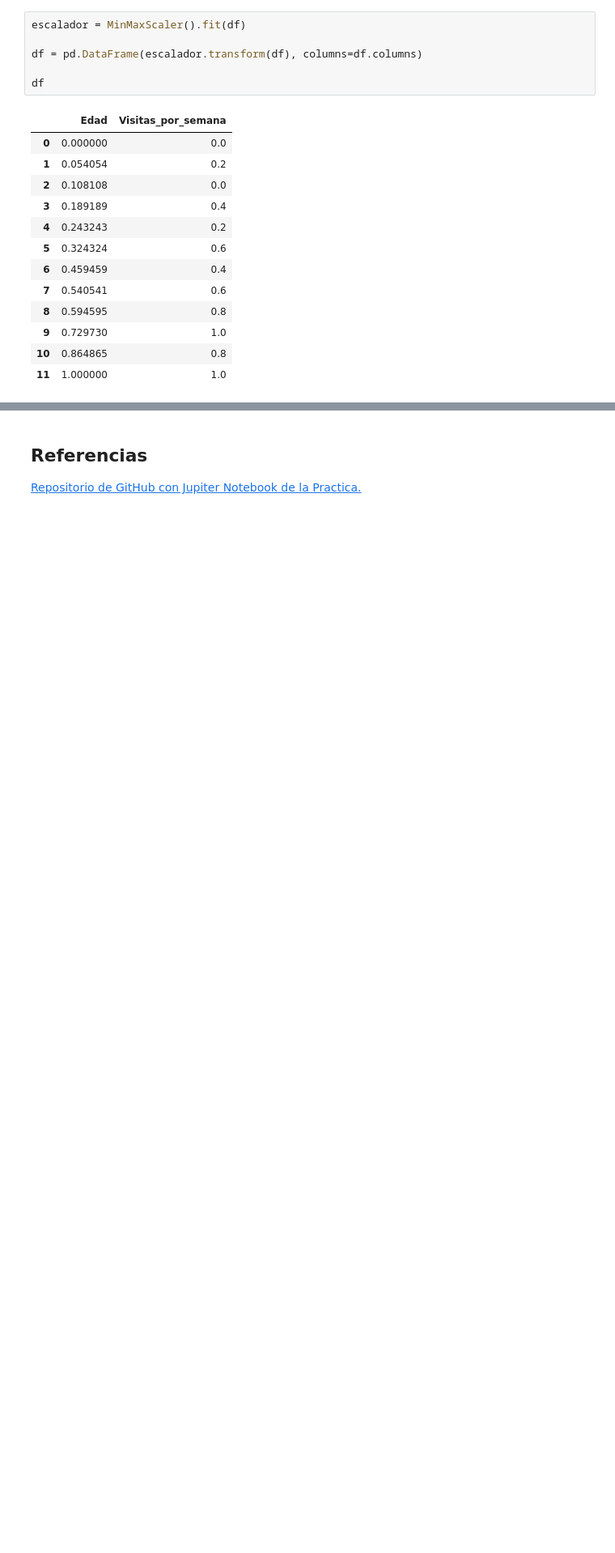
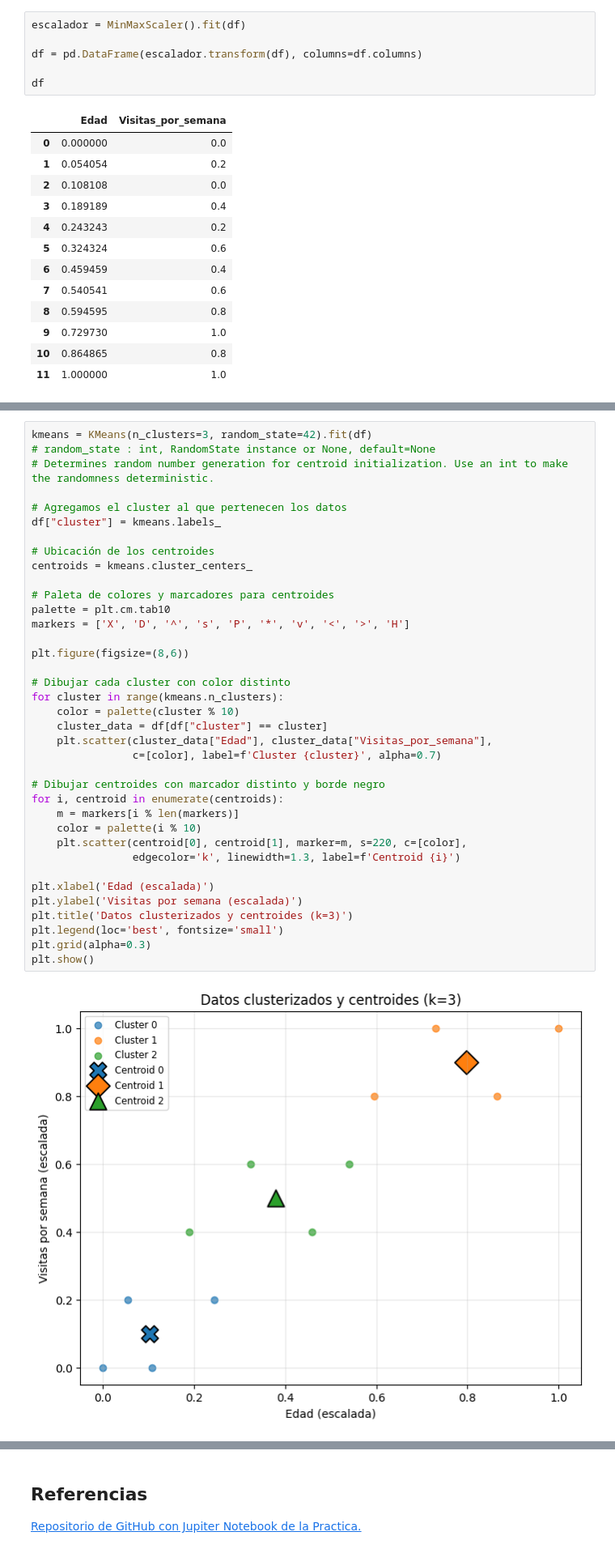
Before and after one commit to RKCbas/Maestria-en-Inteligencia-Artificial---Practicas, a Jupyter notebook: Cuatrimestre 1/2 - Inteligencia artificial en la transformacion digital/Practica 2.2.ipynb, the cells around one changed output, grey strips where cells are left out. Shown at 81% size. Drawn from its saved outputs; the diff is of its cells as text; blank space fills up the shorter version.

```diff
--- a/Cuatrimestre 1/2 - Inteligencia artificial en la transformacion digital/Practica 2.2.ipynb
+++ b/Cuatrimestre 1/2 - Inteligencia artificial en la transformacion digital/Practica 2.2.ipynb
@@ -82,0 +210,39 @@ df
+# %%
+kmeans = KMeans(n_clusters=3, random_state=42).fit(df)
+# random_state : int, RandomState instance or None, default=None
+# Determines random number generation for centroid initialization. Use an int to make the randomness deterministic.
+
+# Agregamos el cluster al que pertenecen los datos
+df["cluster"] = kmeans.labels_
+
+# Ubicación de los centroides
+centroids = kmeans.cluster_centers_
+
+# Paleta de colores y marcadores para centroides
+palette = plt.cm.tab10
+markers = ['X', 'D', '^', 's', 'P', '*', 'v', '<', '>', 'H']
+
+plt.figure(figsize=(8,6))
+
+# Dibujar cada cluster con color distinto
+for cluster in range(kmeans.n_clusters):
+    color = palette(cluster % 10)
+    cluster_data = df[df["cluster"] == cluster]
+    plt.scatter(cluster_data["Edad"], cluster_data["Visitas_por_semana"],
+                c=[color], label=f'Cluster {cluster}', alpha=0.7)
+
+# Dibujar centroides con marcador distinto y borde negro
+for i, centroid in enumerate(centroids):
+    m = markers[i % len(markers)]
+    color = palette(i % 10)
+    plt.scatter(centroid[0], centroid[1], marker=m, s=220, c=[color],
+                edgecolor='k', linewidth=1.3, label=f'Centroid {i}')
+
+plt.xlabel('Edad (escalada)')
+plt.ylabel('Visitas por semana (escalada)')
+plt.title('Datos clusterizados y centroides (k=3)')
+plt.legend(loc='best', fontsize='small')
+plt.grid(alpha=0.3)
+plt.show()
+# %% [output]
+[figure, added]
```
Also changed, not shown: parts of 6 cells of this notebook, 2 other files.
